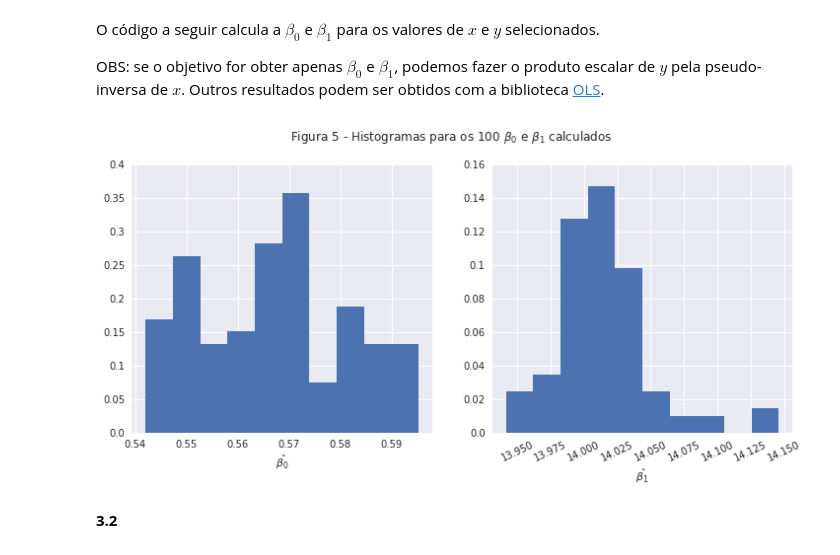
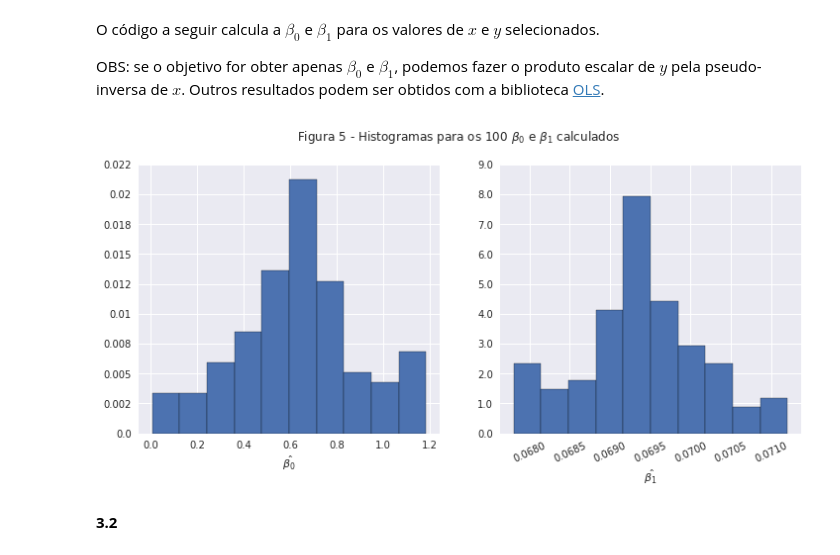
Before and after one commit to ifribeiro/TEI-EstApl, a Jupyter notebook: EPC9.ipynb, the cells around one changed output. Cells and saved outputs as stored; diff of their text form; code cells hidden in the pictures.

```diff
--- a/EPC9.ipynb
+++ b/EPC9.ipynb
@@ -96,7 +85,7 @@ Além disso, nota-se na Figura $2$ que há uma correlação positiva forte para
 # %%
 # seleciono 100 amostras
 # random_state é usado para fins de reprodutibilidade
-Z_100 = Z.sample(100, random_state=42)
+Z_100 = Z.sample(100, random_state=42, replace=False)
 fig, ax = plt.subplots(figsize=(6,4))
 ax.scatter(Z_100['x'], Z_100['y'])
 ax.set_xlabel("x")
@@ -112,28 +101,32 @@ OBS: se o objetivo for obter apenas $\beta_0$ e $\beta_1$, podemos fazer o produ
 betas_0 = []
 betas_1 = []
 # percorre todos pares
-for xi, yi in Z_100.values:
-    x = np.array([xi])
-    y = np.array([yi])
-    A = np.vstack([x, np.ones(len(x))]).T
+ones = np.ones(100)
+seeds = np.arange(50, 150)
+for i in range(100):
+    Z_100 = Z.sample(100, random_state=seeds[i])
+    x = Z_100['x'].values
+    y = Z_100['y'].values
+    A = np.vstack([x, ones]).T
     pinv = np.linalg.pinv(A) # pseudo-inversa
     b1, b0 = pinv.dot(y) # produto escalar
     betas_0.append(b0)
     betas_1.append(b1)
 # %%
 fig, ax = plt.subplots(figsize=(12, 5), ncols=2)
-ax[0].hist(betas_0, density=True)
+ax[0].hist(betas_0, density=True, edgecolor='black')
 locs_0 = ax[0].get_yticks()
-ax[0].set_yticks(locs_0,np.round(locs_0/len(betas_0),3))
+ax[0].set_yticks(locs_0,np.round(locs_0/len(betas_0), 3))
 ax[0].set_xlabel(r'$\hat{\beta_0}$')
-ax[1].hist(betas_1, density=True)
+
+ax[1].hist(betas_1, density=True, edgecolor='black')
 locs_1 = ax[1].get_yticks()
 ax[1].set_yticks(locs_1,np.round(locs_1/len(betas_1),3))
 ax[1].set_xlabel(r'$\hat{\beta_1}$')
 plt.suptitle(r"Figura 5 - Histogramas para os 100 $\beta_0$ e $\beta_1$ calculados")
 plt.xticks(rotation=25);
 # %% [output]
-[figure, old version]
+[figure, new version]
 # %% [markdown]
 **3.2**
 # %% [markdown]
```
Also changed, not shown: parts of 48 cells of this notebook, 2 other files.
